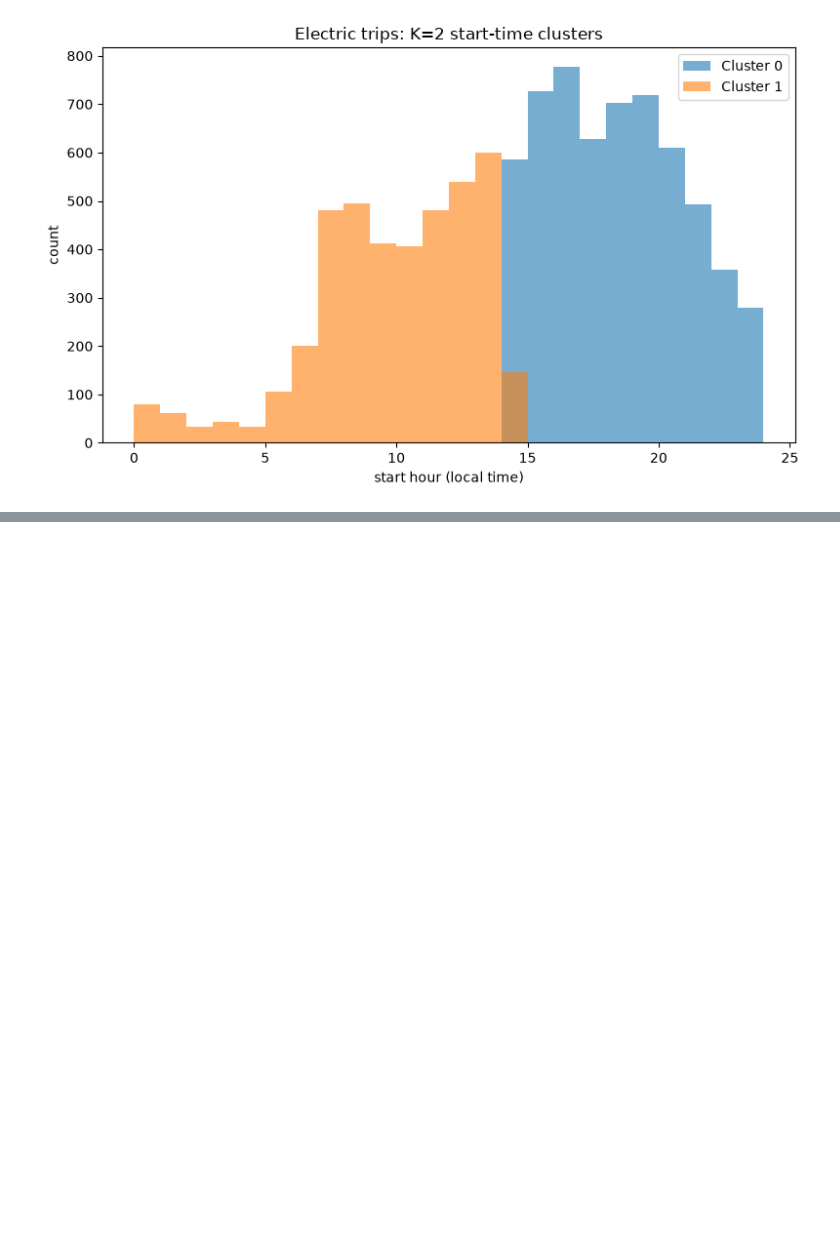
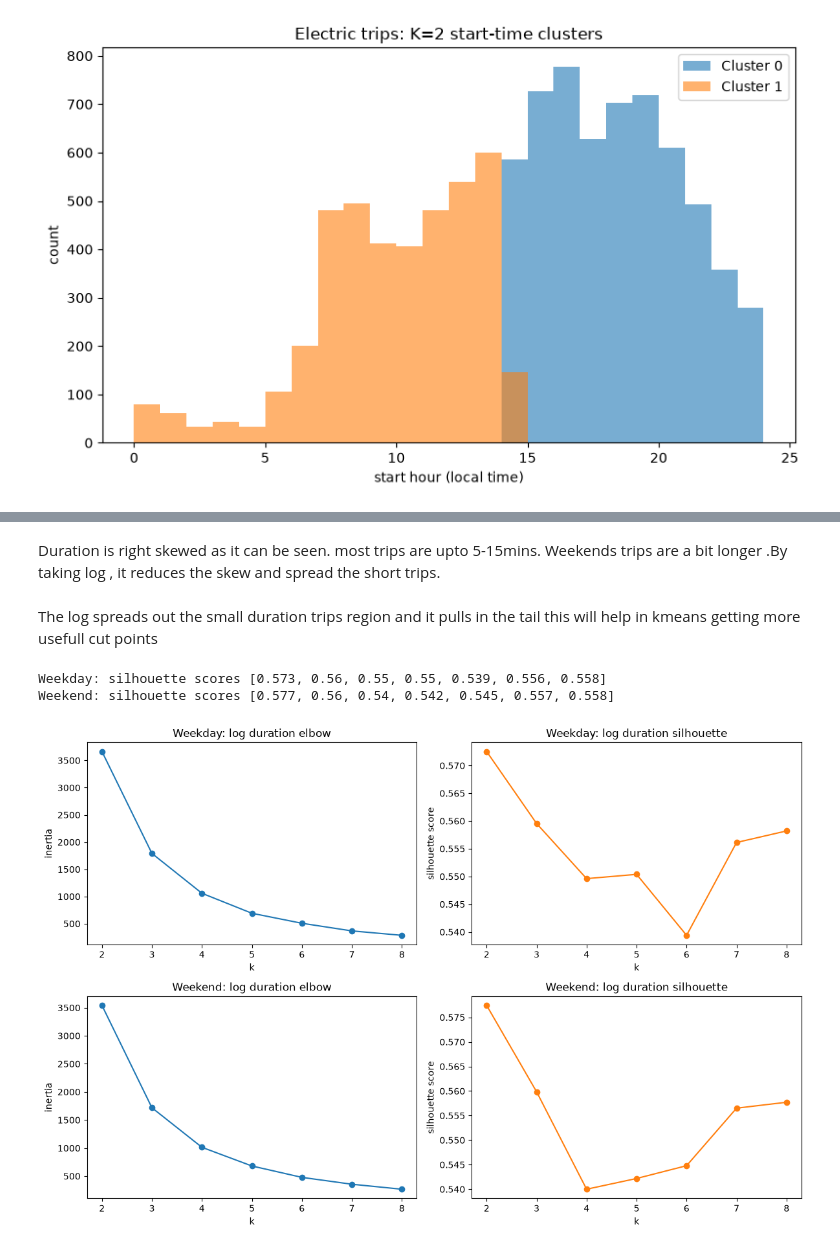
Before and after one commit to haitam-l/Challenge-DASCI, a Jupyter notebook: notebooks/data_analysis.ipynb, the cells around one changed output, grey strips where cells are left out. Cells and saved outputs as stored; diff of their text form; code cells hidden in the pictures; blank space fills up the shorter version.

```diff
--- a/notebooks/data_analysis.ipynb
+++ b/notebooks/data_analysis.ipynb
@@ -870,0 +1094,19 @@ for group_name, group_df in [("classic", classic_sample), ("electric", electric_
+# %% [markdown]
+Duration is right skewed as it can be seen. most trips are upto 5-15mins. Weekends trips are a bit longer .By taking log , it reduces the skew and spread the short trips.
+# %% [markdown]
+The log spreads out the small duration trips region and it pulls in the tail this will help in kmeans getting more usefull cut points
+# %%
+# TODO: Evaluate K-means using log-transformed duration for each weekday/weekend sample.
+duration_feature_data = {
+    name: np.log(sample["duration"].to_numpy() / 60).reshape(-1, 1)
+    for name, sample in weekday_weekend_samples.items()
+}
+duration_results = evaluate_weekday_weekend_clustering(duration_feature_data)
+# %% [output]
+Weekday: silhouette scores [0.573, 0.56, 0.55, 0.55, 0.539, 0.556, 0.558]
+Weekend: silhouette scores [0.577, 0.56, 0.54, 0.542, 0.545, 0.557, 0.558]
+# %%
+# TODO: Plot the log-duration elbow and silhouette diagnostics.
+plot_clustering_metrics(duration_results, "log duration")
+# %% [output]
+[figure, added]
```
Also changed, not shown: parts of 18 cells of this notebook.
